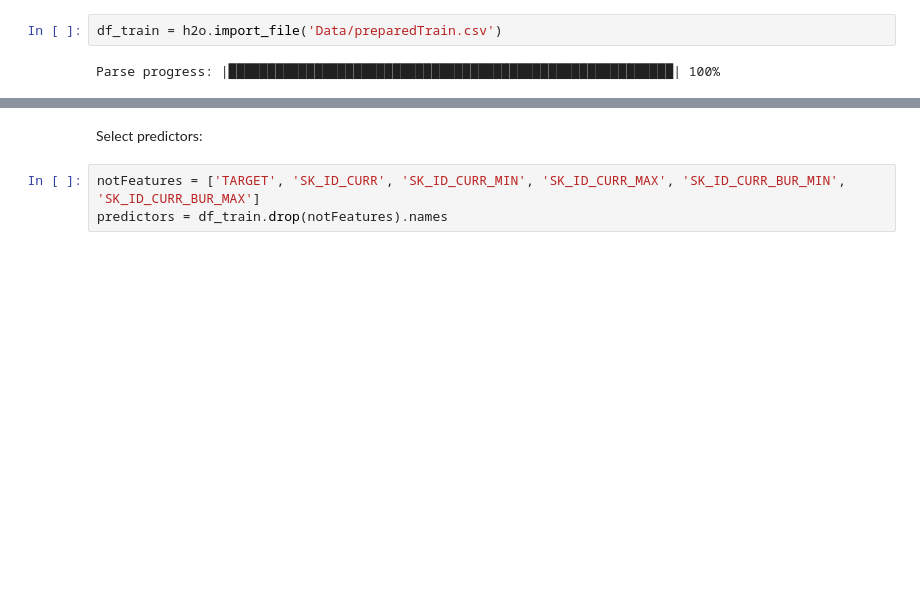
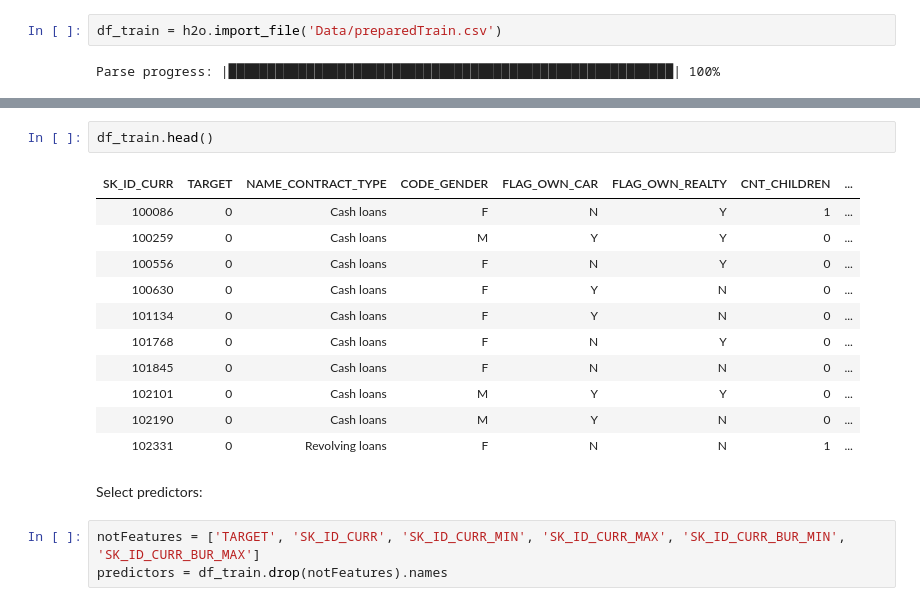
Before and after one commit to lukassykora/pysparkandh20, a Jupyter notebook: PySpark and H2O.ipynb, the cells around one changed output, grey strips where cells are left out. Drawn from its saved outputs; the diff is of its cells as text; blank space fills up the shorter version.

```diff
--- a/PySpark and H2O.ipynb
+++ b/PySpark and H2O.ipynb
@@ -269,6 +269,20 @@ Cols:168
 | 7 | 102101.0 | 0.0 | Cash loans | M | Y | Y | 0.0 | ... |
 | 8 | 102190.0 | 0.0 | Cash loans | M | Y | N | 0.0 | ... |
 | 9 | 102331.0 | 0.0 | Revolving loans | F | N | N | 1.0 | ... |
+# %%
+df_train.head()
+# %% [output]
+| SK_ID_CURR | TARGET | NAME_CONTRACT_TYPE | CODE_GENDER | FLAG_OWN_CAR | FLAG_OWN_REALTY | CNT_CHILDREN | ... |
+| 100086 | 0 | Cash loans | F | N | Y | 1 | ... |
+| 100259 | 0 | Cash loans | M | Y | Y | 0 | ... |
+| 100556 | 0 | Cash loans | F | N | Y | 0 | ... |
+| 100630 | 0 | Cash loans | F | Y | N | 0 | ... |
+| 101134 | 0 | Cash loans | F | Y | N | 0 | ... |
+| 101768 | 0 | Cash loans | F | N | Y | 0 | ... |
+| 101845 | 0 | Cash loans | F | N | N | 0 | ... |
+| 102101 | 0 | Cash loans | M | Y | Y | 0 | ... |
+| 102190 | 0 | Cash loans | M | Y | N | 0 | ... |
+| 102331 | 0 | Revolving loans | F | N | N | 1 | ... |
 # %% [markdown]
 Select predictors:
 # %%
```
Also changed, not shown: parts of 9 cells of this notebook, 4 other files.
